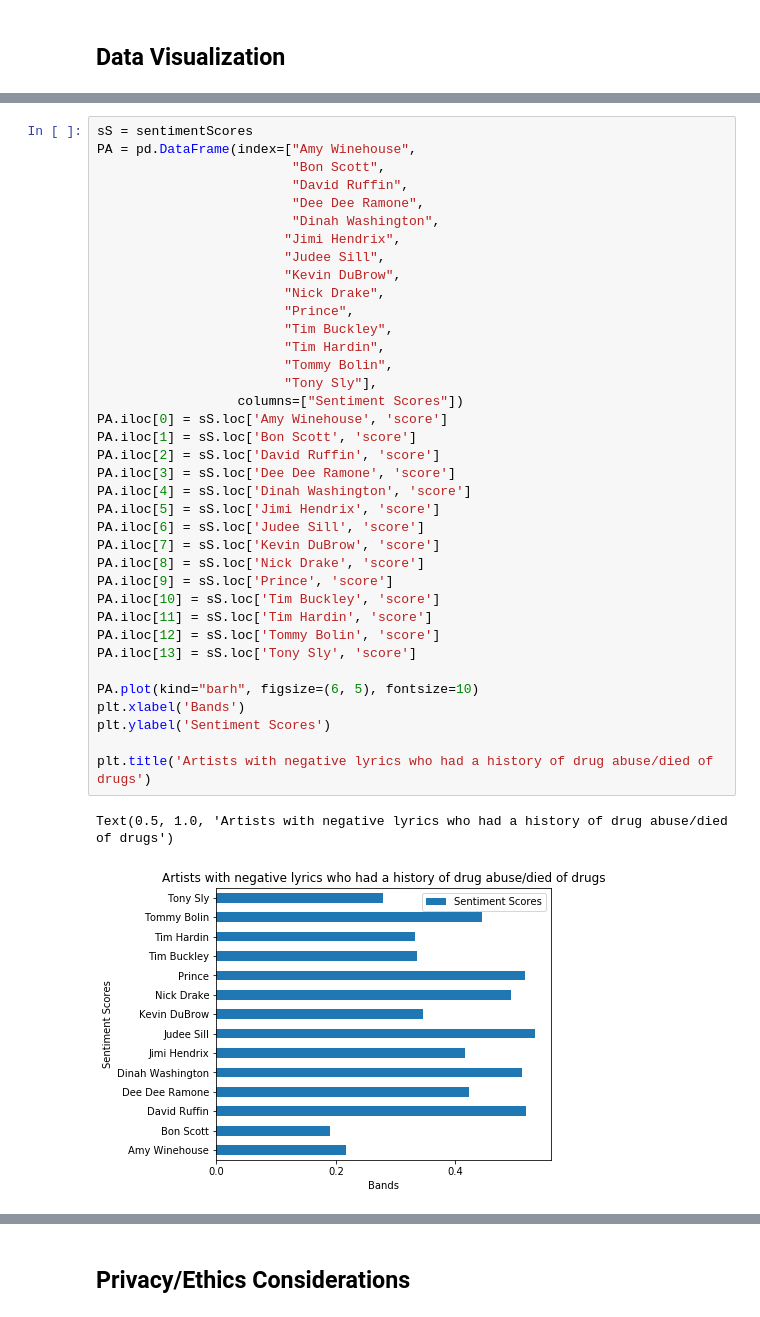
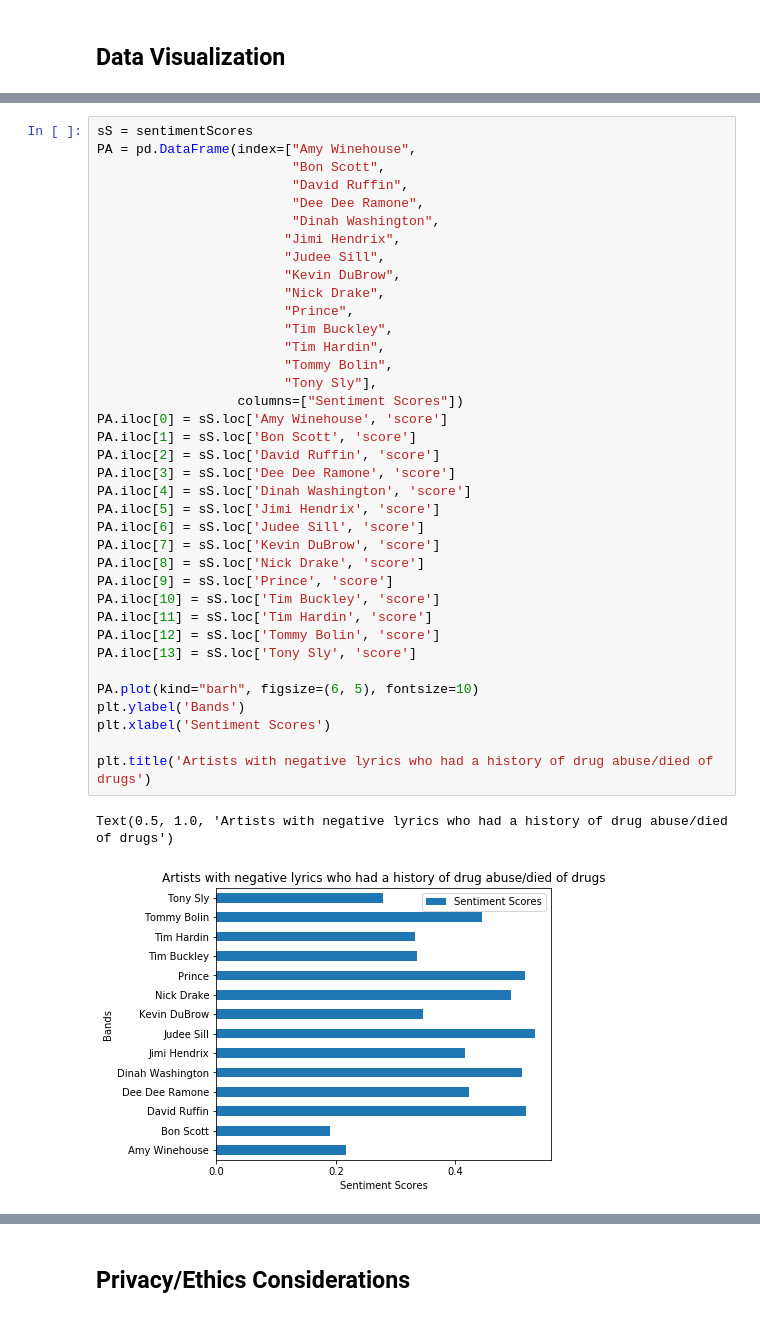
Before and after one commit to kachiem/COGS108_final, a Jupyter notebook: FinalProject.ipynb, the cells around one changed output, grey strips where cells are left out. Drawn from its saved outputs; the diff is of its cells as text.

```diff
--- a/FinalProject.ipynb
+++ b/FinalProject.ipynb
@@ -622,36 +622,36 @@ PA = pd.DataFrame(index=["Amy Winehouse",
                         "Jimi Hendrix",
                         "Judee Sill",
                         "Kevin DuBrow",
                         "Nick Drake",
                         "Prince",
                         "Tim Buckley",
                         "Tim Hardin",
                         "Tommy Bolin",
                         "Tony Sly"],
                   columns=["Sentiment Scores"])
 PA.iloc[0] = sS.loc['Amy Winehouse', 'score']
 PA.iloc[1] = sS.loc['Bon Scott', 'score']
 PA.iloc[2] = sS.loc['David Ruffin', 'score']
 PA.iloc[3] = sS.loc['Dee Dee Ramone', 'score']
 PA.iloc[4] = sS.loc['Dinah Washington', 'score']
 PA.iloc[5] = sS.loc['Jimi Hendrix', 'score']
 PA.iloc[6] = sS.loc['Judee Sill', 'score']
 PA.iloc[7] = sS.loc['Kevin DuBrow', 'score']
 PA.iloc[8] = sS.loc['Nick Drake', 'score']
 PA.iloc[9] = sS.loc['Prince', 'score']
 PA.iloc[10] = sS.loc['Tim Buckley', 'score']
 PA.iloc[11] = sS.loc['Tim Hardin', 'score']
 PA.iloc[12] = sS.loc['Tommy Bolin', 'score']
 PA.iloc[13] = sS.loc['Tony Sly', 'score']
 
 PA.plot(kind="barh", figsize=(6, 5), fontsize=10)
-plt.xlabel('Bands')
-plt.ylabel('Sentiment Scores')
+plt.ylabel('Bands')
+plt.xlabel('Sentiment Scores')
 
 plt.title('Artists with negative lyrics who had a history of drug abuse/died of drugs')
 # %% [output]
 Text(0.5, 1.0, 'Artists with negative lyrics who had a history of drug abuse/died of drugs')
-[figure, old version]
+[figure, new version]
 # %%
 sS = sentimentScores
 PA = pd.DataFrame(index=["Billy Mackenzie",
```
Also changed, not shown: parts of 6 cells of this notebook.
